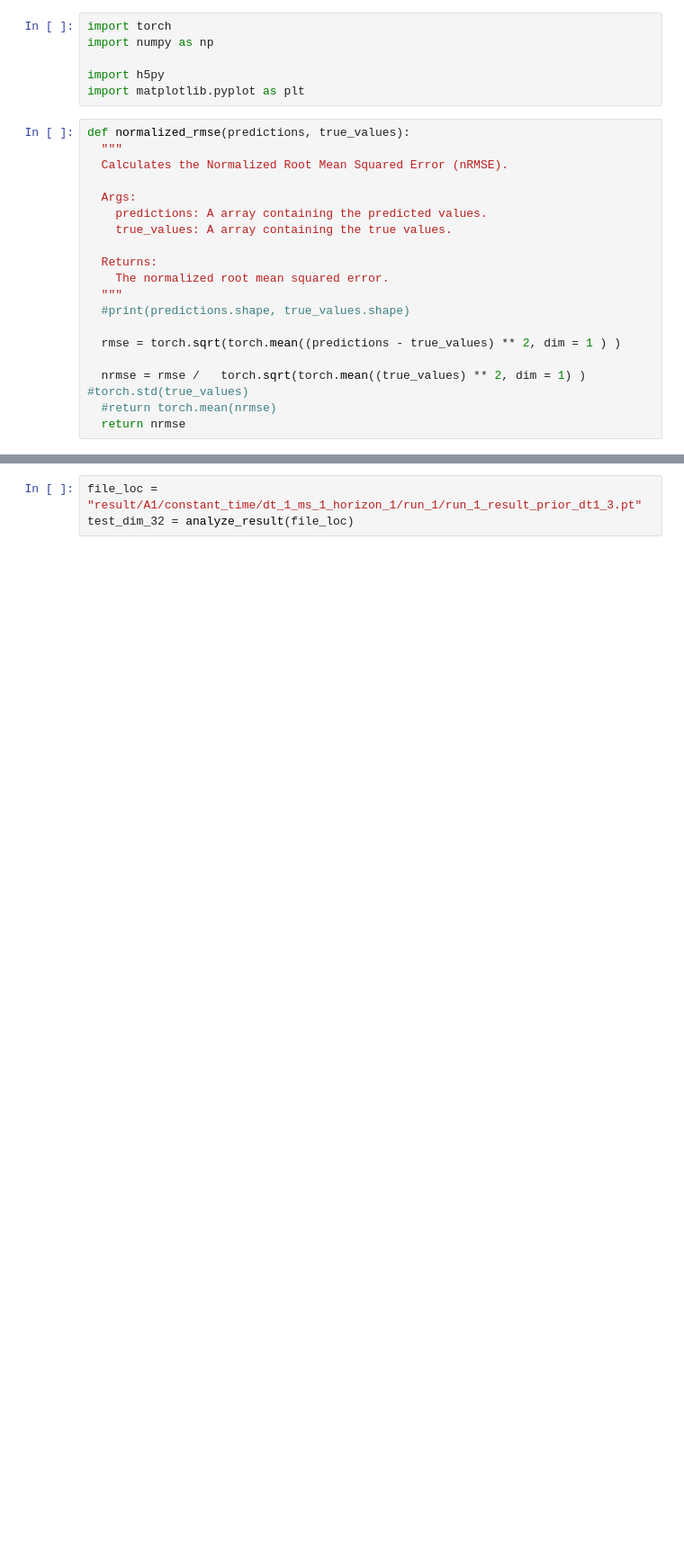
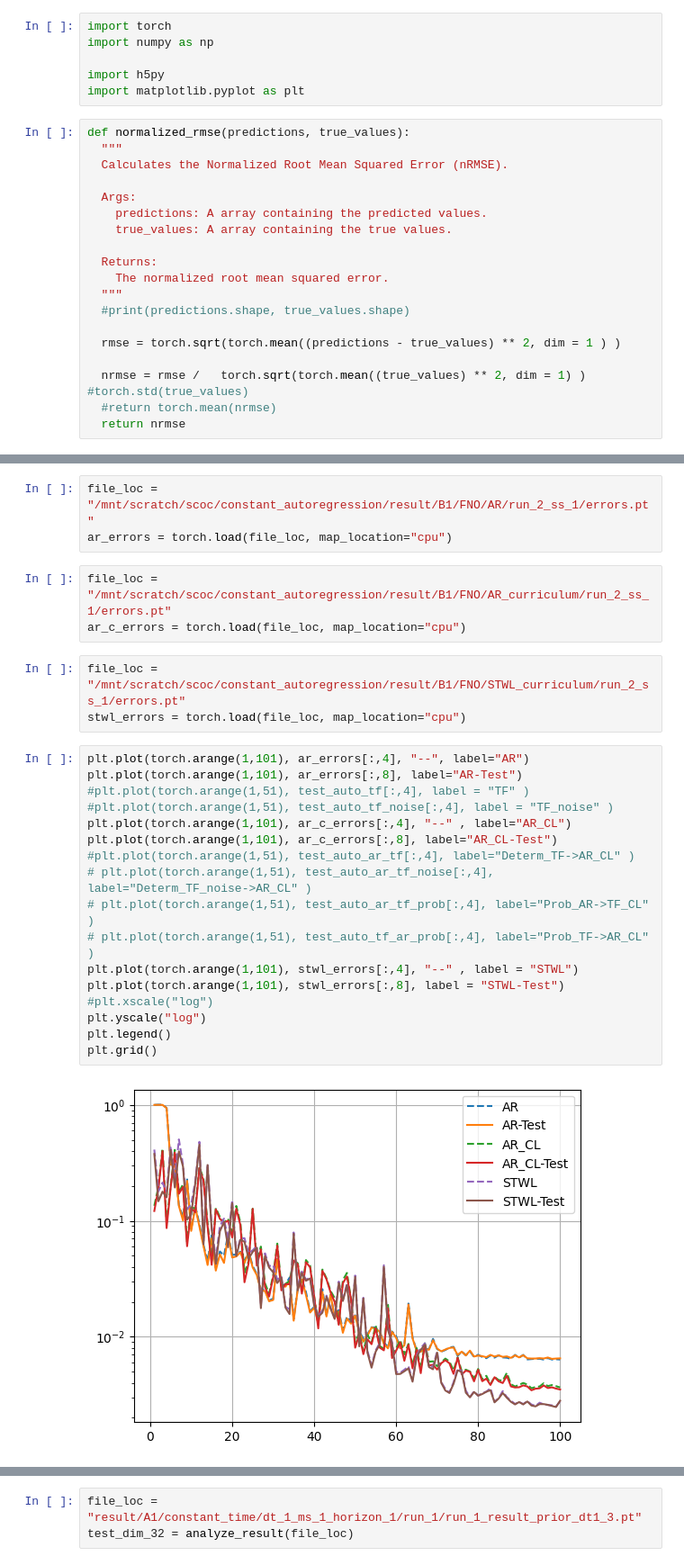
Before and after one commit to seuncoker/constant_autoregression, a Jupyter notebook: advection_analysis.ipynb, the cells around one changed output, grey strips where cells are left out. Shown at 90% size. Saved outputs shown, nothing was run; the diff lists cells and outputs as text; blank space fills up the shorter version.

```diff
--- a/advection_analysis.ipynb
+++ b/advection_analysis.ipynb
@@ -54,0 +92,28 @@ def analyze_result(file_loc):
+# %%
+file_loc = "/mnt/scratch/scoc/constant_autoregression/result/B1/FNO/AR/run_2_ss_1/errors.pt"
+ar_errors = torch.load(file_loc, map_location="cpu")
+# %%
+file_loc = "/mnt/scratch/scoc/constant_autoregression/result/B1/FNO/AR_curriculum/run_2_ss_1/errors.pt"
+ar_c_errors = torch.load(file_loc, map_location="cpu")
+# %%
+file_loc = "/mnt/scratch/scoc/constant_autoregression/result/B1/FNO/STWL_curriculum/run_2_ss_1/errors.pt"
+stwl_errors = torch.load(file_loc, map_location="cpu")
+# %%
+plt.plot(torch.arange(1,101), ar_errors[:,4], "--", label="AR")
+plt.plot(torch.arange(1,101), ar_errors[:,8], label="AR-Test")
+#plt.plot(torch.arange(1,51), test_auto_tf[:,4], label = "TF" )
+#plt.plot(torch.arange(1,51), test_auto_tf_noise[:,4], label = "TF_noise" )
+plt.plot(torch.arange(1,101), ar_c_errors[:,4], "--" , label="AR_CL")
+plt.plot(torch.arange(1,101), ar_c_errors[:,8], label="AR_CL-Test")
+#plt.plot(torch.arange(1,51), test_auto_ar_tf[:,4], label="Determ_TF->AR_CL" )
+# plt.plot(torch.arange(1,51), test_auto_ar_tf_noise[:,4], label="Determ_TF_noise->AR_CL" )
+# plt.plot(torch.arange(1,51), test_auto_ar_tf_prob[:,4], label="Prob_AR->TF_CL" )
+# plt.plot(torch.arange(1,51), test_auto_tf_ar_prob[:,4], label="Prob_TF->AR_CL" )
+plt.plot(torch.arange(1,101), stwl_errors[:,4], "--" , label = "STWL")
+plt.plot(torch.arange(1,101), stwl_errors[:,8], label = "STWL-Test")
+#plt.xscale("log")
+plt.yscale("log")
+plt.legend()
+plt.grid()
+# %% [output]
+[figure, added]
```
Also changed, not shown: parts of 22 cells of this notebook, 12 other files.
